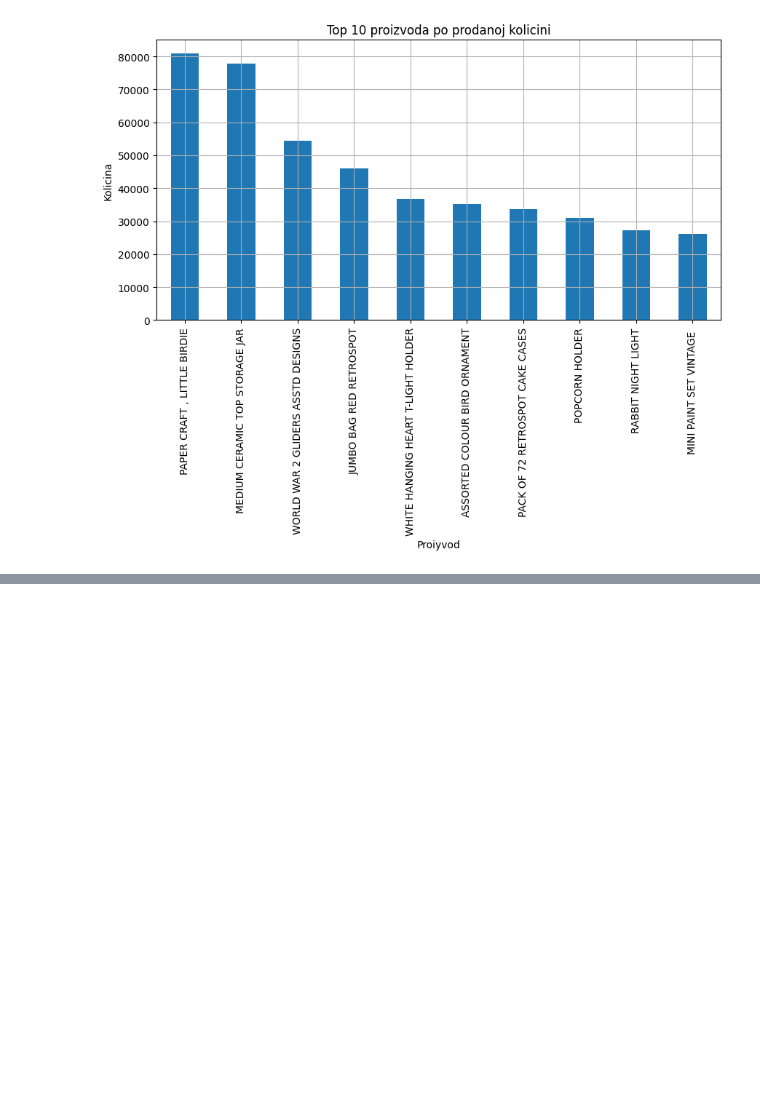
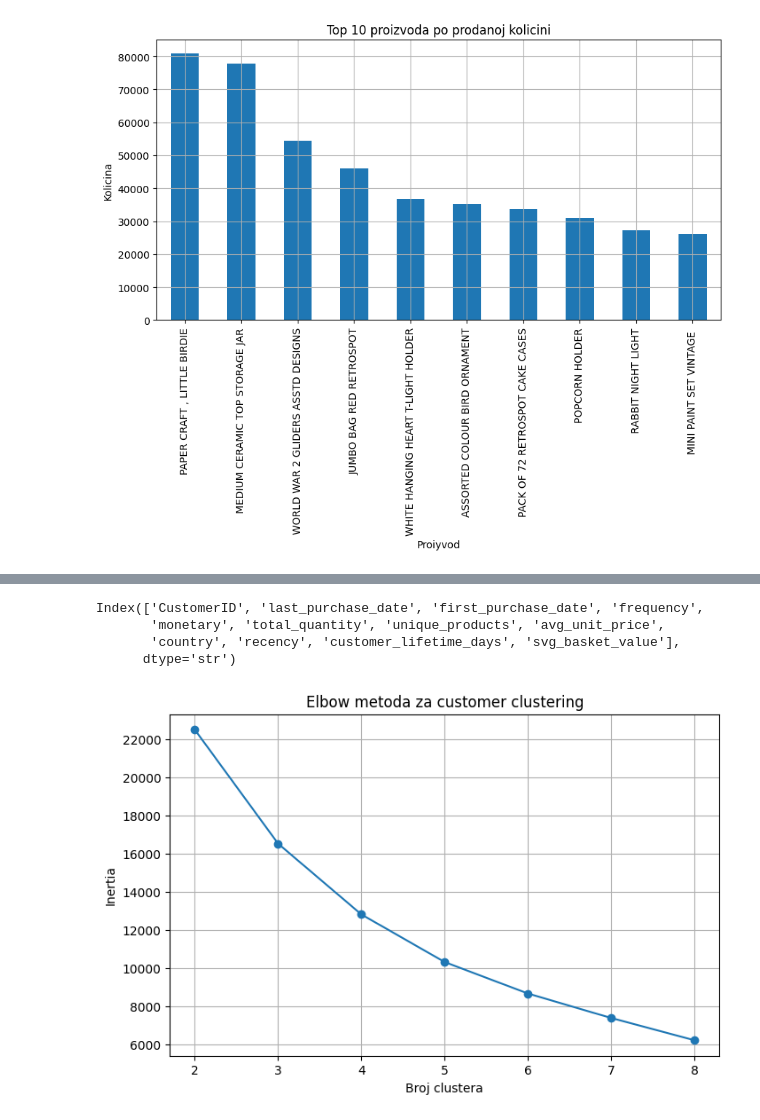
Before and after one commit to python-developer-algebra-klujic/pyds-ponavljanje, a Jupyter notebook: Final project - Online Retail Store.ipynb, the cells around one changed output, grey strips where cells are left out. Saved outputs shown, nothing was run; the diff lists cells and outputs as text; code cells hidden in the pictures; blank space fills up the shorter version.

```diff
--- a/Final project - Online Retail Store.ipynb
+++ b/Final project - Online Retail Store.ipynb
@@ -296,0 +399,41 @@ plt.show()
+# %%
+df_customer.columns
+# %% [output]
+Index(['CustomerID', 'last_purchase_date', 'first_purchase_date', 'frequency',
+       'monetary', 'total_quantity', 'unique_products', 'avg_unit_price',
+       'country', 'recency', 'customer_lifetime_days', 'svg_basket_value'],
+      dtype='str')
+# %%
+cluster_features = [
+    'recency',
+    'frequency',
+    'monetary',
+    'total_quantity',
+    'unique_products',
+    'svg_basket_value',
+    'customer_lifetime_days'
+]
+
+X_cluster = df_customer[cluster_features].copy()
+scalar = StandardScaler()
+
+X_cluster_scalar = scalar.fit_transform(X_cluster)
+# %%
+inertias = []
+k_values = range(2, 9)
+
+for k in k_values:
+    model = KMeans(n_clusters=k, random_state=42, n_init=10)
+    model.fit(X_cluster_scalar)
+    inertias.append(model.inertia_)
+
+plt.figure(figsize=(8, 5))
+plt.plot(list(k_values), inertias, marker="o")
+plt.title("Elbow metoda za customer clustering")
+plt.xlabel("Broj clustera")
+plt.ylabel("Inertia")
+plt.xticks(list(k_values))
+plt.grid(True)
+plt.show()
+# %% [output]
+[figure, added]
```
Also changed, not shown: parts of 14 cells of this notebook.
